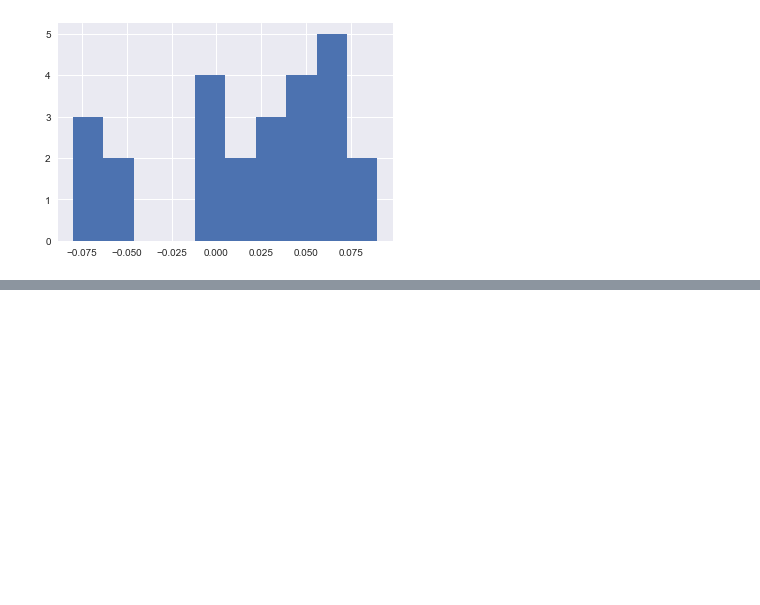
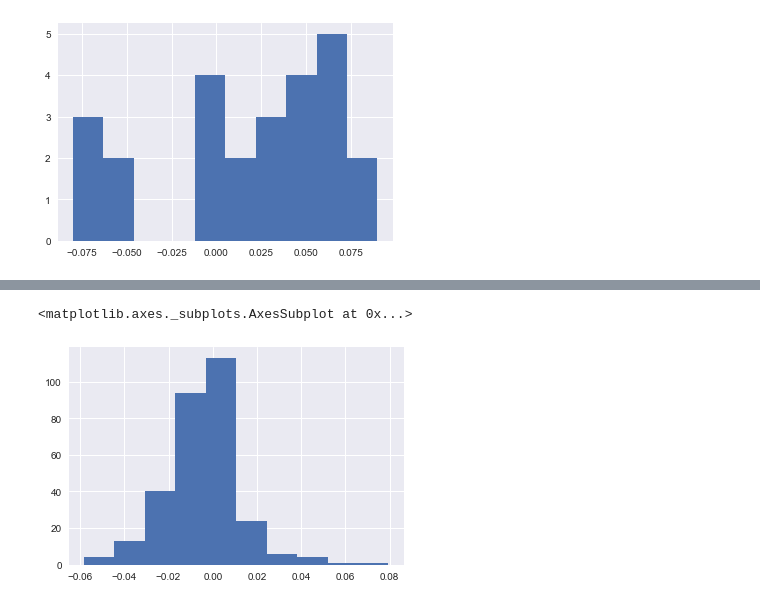
Before and after one commit to kamiseko/factor-test, a Jupyter notebook: research_paper_backtest.ipynb, the cells around one changed output, grey strips where cells are left out. Drawn from its saved outputs; the diff is of its cells as text; code cells hidden in the pictures; blank space fills up the shorter version.

```diff
--- a/research_paper_backtest.ipynb
+++ b/research_paper_backtest.ipynb
@@ -470,0 +479,12 @@ plt.hist(pnlseries)
+# %%
+teststartTime =  datetime.strptime('20120731', '%Y%m%d')
+testendTime = datetime.strptime('20171016', '%Y%m%d')
+# %%
+def getMemberList(path,filename):
+    df = ff.readh5data(path,filename).iloc[-1]
+    return df.loc[df==1].index.tolist()
+# %%
+hs300MemberList = getMemberList(path, filenameHS300Member)
+csi500MemberList = getMemberList(path, filenameCSI500Member)
+# %%
+priceData =  ff.readh5data(path,filenameAdjClose).pct_change().dropna(how='all').loc[teststartTime:testendTime]
@@ -470,0 +495,5 @@ plt.hist(pnlseries)
+# %%
+priceData[hs300MemberList].loc[datetime.strptime('20170810', '%Y%m%d')].hist()
+# %% [output]
+<matplotlib.axes._subplots.AxesSubplot at 0x...>
+[figure, added]
```
Also changed, not shown: parts of 77 cells of this notebook.
